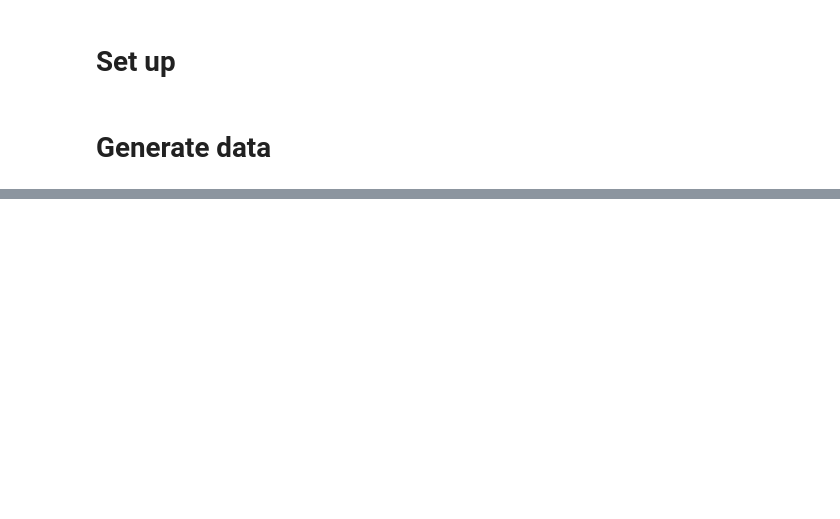
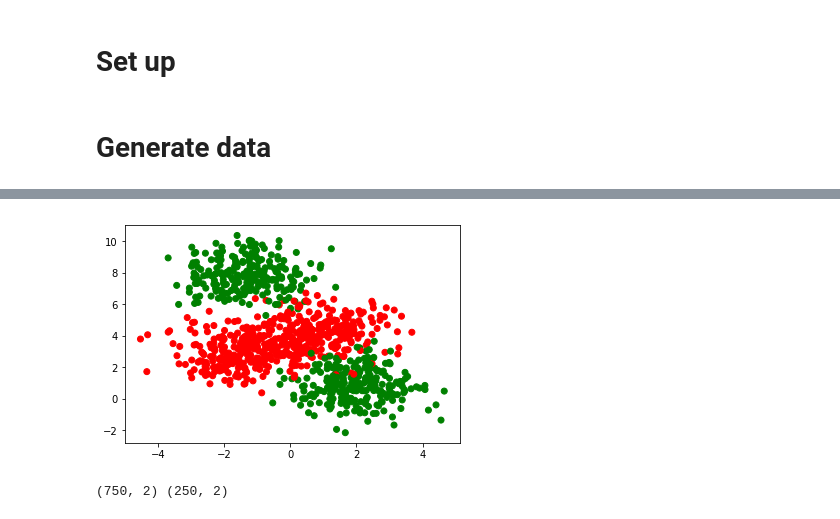
Before and after one commit to millitroy/Deeplearning-Practise, a Jupyter notebook: Feed Forward Networks.ipynb, the cells around one changed output, grey strips where cells are left out. Drawn from its saved outputs; the diff is of its cells as text; code cells hidden in the pictures; blank space fills up the shorter version.

```diff
--- a/Feed Forward Networks.ipynb
+++ b/Feed Forward Networks.ipynb
@@ -109,0 +121,15 @@ my_cmap = matplotlib.colors.LinearSegmentedColormap.from_list("", ["red","yellow
+# %%
+#combining 2 labels to get onlu two labels just to get binary classification problem
+labels_orig = labels
+labels = np.mod(labels_orig, 2)# taking mod so 1, 3 class will be combined and 0, 2 class will be combined
+# %%
+plt.scatter(data[:,0], data[:,1], c = labels, cmap = my_cmap)
+plt.show()#this is non linear
+# %% [output]
+[figure, added]
+# %%
+#distribution of the two classes is the same in the tyrain and validation sets - by stratify
+X_train, X_val, Y_train, Y_val = train_test_split(data, labels, stratify = labels, random_state = 0)
+print(X_train.shape, X_val.shape)
+# %% [output]
+(750, 2) (250, 2)
```
Also changed, not shown: parts of 15 cells of this notebook.
